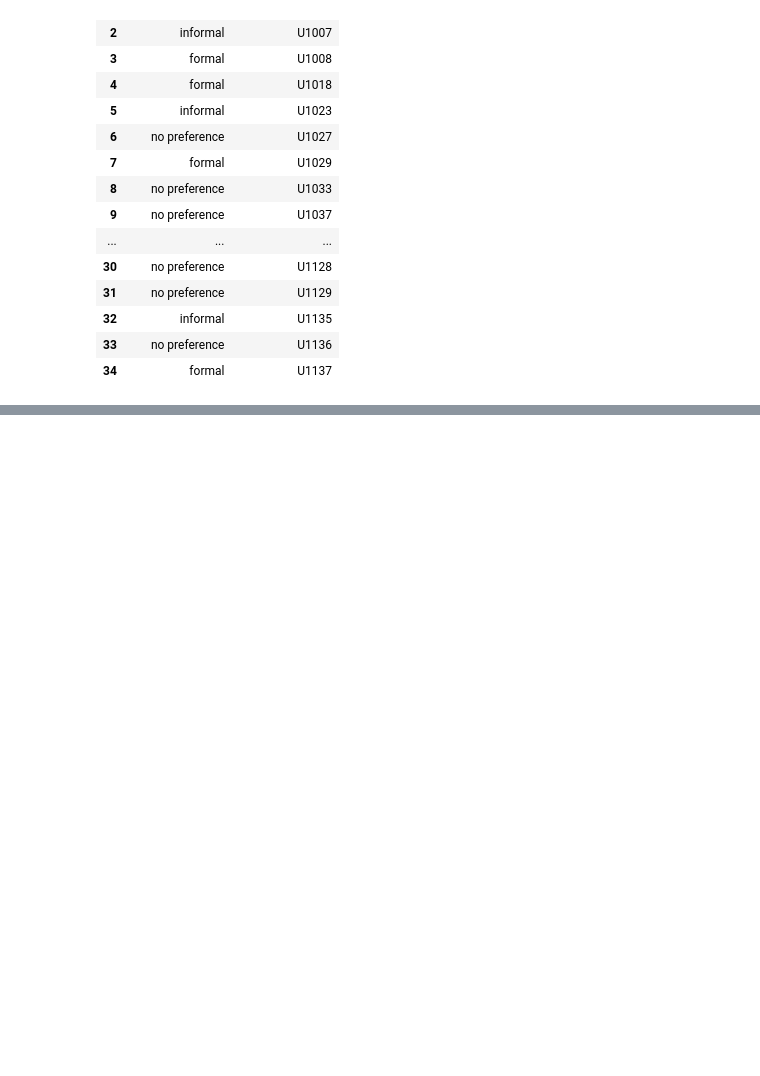
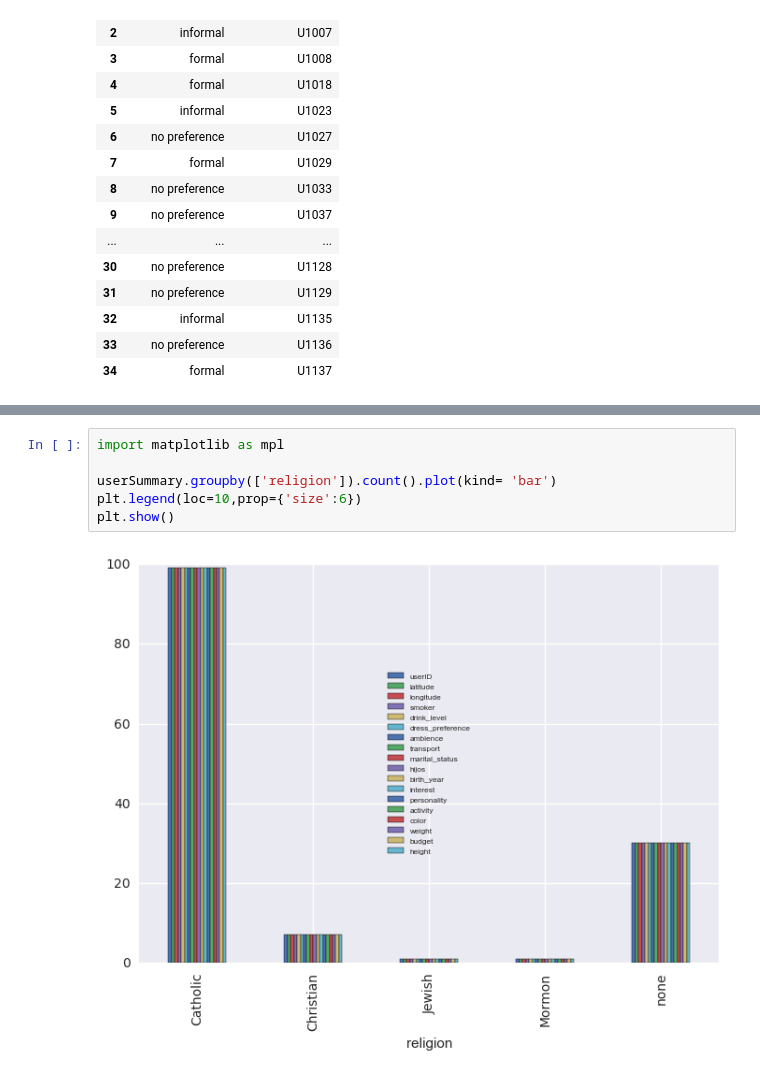
Before and after one commit to kevinroberts94/DataScience, a Jupyter notebook: RCData.ipynb, the cells around one changed output, grey strips where cells are left out. Drawn from its saved outputs; the diff is of its cells as text; blank space fills up the shorter version.

```diff
--- a/RCData.ipynb
+++ b/RCData.ipynb
@@ -491,0 +887,8 @@ plt.show()
+# %%
+import matplotlib as mpl
+
+userSummary.groupby(['religion']).count().plot(kind= 'bar')
+plt.legend(loc=10,prop={'size':6})
+plt.show()
+# %% [output]
+[figure, added]
```
Also changed, not shown: parts of 56 cells of this notebook.
